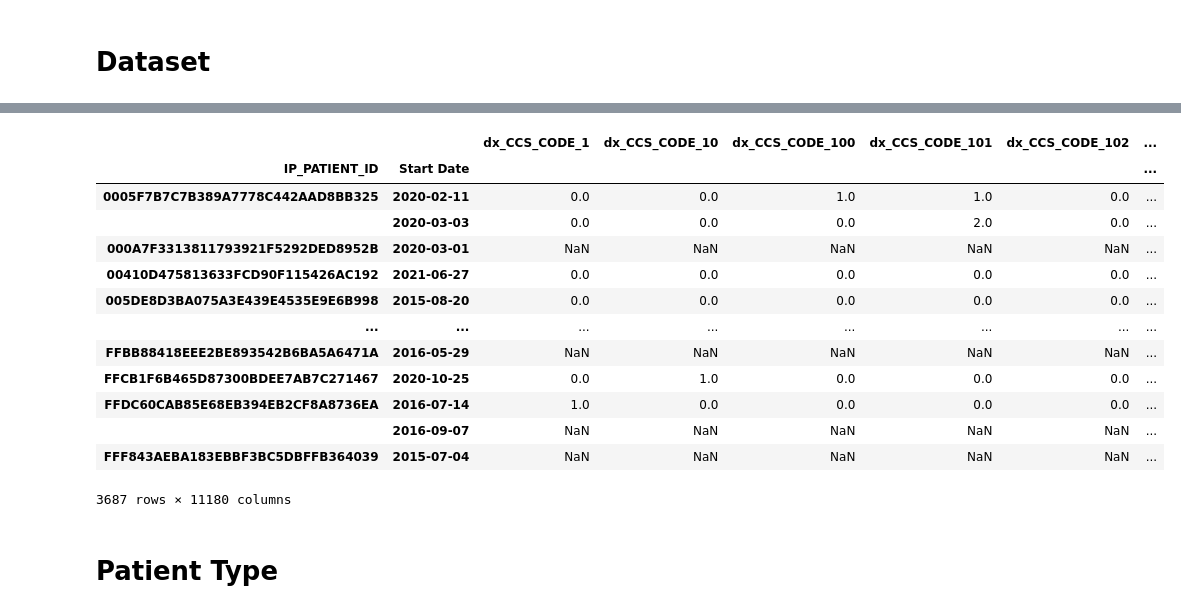
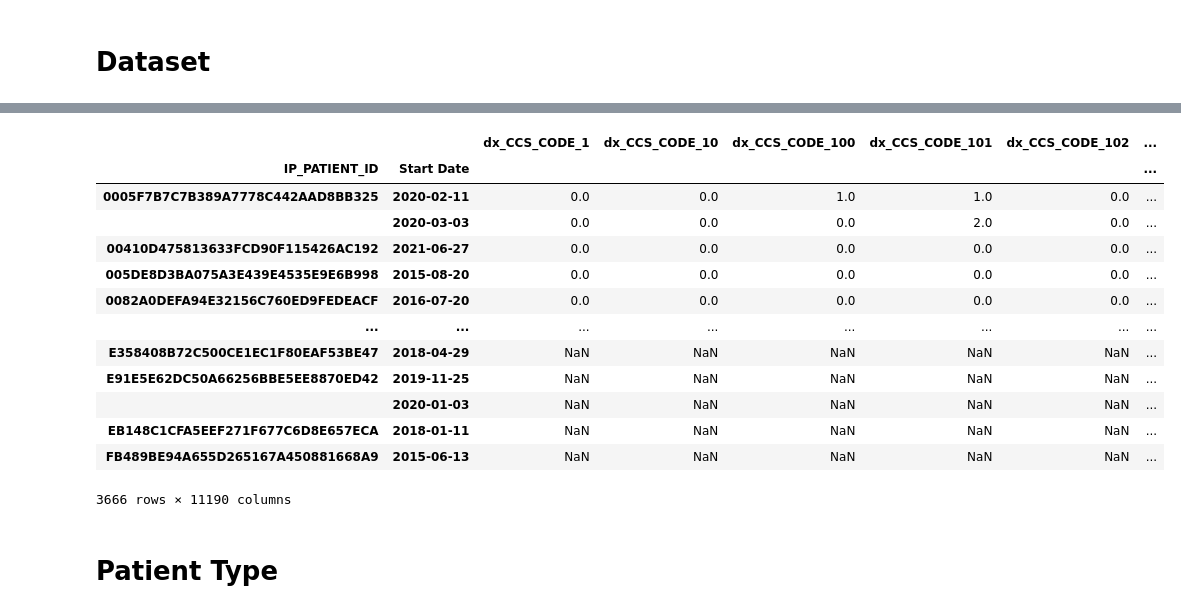
Before and after one commit to uclamii/CRRT, a Jupyter notebook: notebooks/descriptive_report.ipynb, the cells around one changed output, grey strips where cells are left out. Saved outputs shown, nothing was run; the diff lists cells and outputs as text; code cells hidden in the pictures.

```diff
--- a/notebooks/descriptive_report.ipynb
+++ b/notebooks/descriptive_report.ipynb
@@ -183,20 +184,20 @@ ucla_control_df
-# %%
-preprocessed_df
-# %% [output]
-|  |  | dx_CCS_CODE_1 | dx_CCS_CODE_10 | dx_CCS_CODE_100 | dx_CCS_CODE_101 | dx_CCS_CODE_102 | ... |
-| IP_PATIENT_ID | Start Date |  |  |  |  |  | ... |
-| 0005F7B7C7B389A7778C442AAD8BB325 | 2020-02-11 | 0.0 | 0.0 | 1.0 | 1.0 | 0.0 | ... |
-|  | 2020-03-03 | 0.0 | 0.0 | 0.0 | 2.0 | 0.0 | ... |
-| 000A7F3313811793921F5292DED8952B | 2020-03-01 | NaN | NaN | NaN | NaN | NaN | ... |
-| 00410D475813633FCD90F115426AC192 | 2021-06-27 | 0.0 | 0.0 | 0.0 | 0.0 | 0.0 | ... |
-| 005DE8D3BA075A3E439E4535E9E6B998 | 2015-08-20 | 0.0 | 0.0 | 0.0 | 0.0 | 0.0 | ... |
-| ... | ... | ... | ... | ... | ... | ... | ... |
-| FFBB88418EEE2BE893542B6BA5A6471A | 2016-05-29 | NaN | NaN | NaN | NaN | NaN | ... |
-| FFCB1F6B465D87300BDEE7AB7C271467 | 2020-10-25 | 0.0 | 1.0 | 0.0 | 0.0 | 0.0 | ... |
-| FFDC60CAB85E68EB394EB2CF8A8736EA | 2016-07-14 | 1.0 | 0.0 | 0.0 | 0.0 | 0.0 | ... |
-|  | 2016-09-07 | NaN | NaN | NaN | NaN | NaN | ... |
-| FFF843AEBA183EBBF3BC5DBFFB364039 | 2015-07-04 | NaN | NaN | NaN | NaN | NaN | ... |
-3687 rows × 11180 columns
+# %%
+ucla_crrt_df
+# %% [output]
+|  |  | dx_CCS_CODE_1 | dx_CCS_CODE_10 | dx_CCS_CODE_100 | dx_CCS_CODE_101 | dx_CCS_CODE_102 | ... |
+| IP_PATIENT_ID | Start Date |  |  |  |  |  | ... |
+| 0005F7B7C7B389A7778C442AAD8BB325 | 2020-02-11 | 0.0 | 0.0 | 1.0 | 1.0 | 0.0 | ... |
+|  | 2020-03-03 | 0.0 | 0.0 | 0.0 | 2.0 | 0.0 | ... |
+| 00410D475813633FCD90F115426AC192 | 2021-06-27 | 0.0 | 0.0 | 0.0 | 0.0 | 0.0 | ... |
+| 005DE8D3BA075A3E439E4535E9E6B998 | 2015-08-20 | 0.0 | 0.0 | 0.0 | 0.0 | 0.0 | ... |
+| 0082A0DEFA94E32156C760ED9FEDEACF | 2016-07-20 | 0.0 | 0.0 | 0.0 | 0.0 | 0.0 | ... |
+| ... | ... | ... | ... | ... | ... | ... | ... |
+| E358408B72C500CE1EC1F80EAF53BE47 | 2018-04-29 | NaN | NaN | NaN | NaN | NaN | ... |
+| E91E5E62DC50A66256BBE5EE8870ED42 | 2019-11-25 | NaN | NaN | NaN | NaN | NaN | ... |
+|  | 2020-01-03 | NaN | NaN | NaN | NaN | NaN | ... |
+| EB148C1CFA5EEF271F677C6D8E657ECA | 2018-01-11 | NaN | NaN | NaN | NaN | NaN | ... |
+| FB489BE94A655D265167A450881668A9 | 2015-06-13 | NaN | NaN | NaN | NaN | NaN | ... |
+3666 rows × 11190 columns
 # %% [markdown]
 # Patient Type
 # %%
```
Also changed, not shown: parts of 9 cells of this notebook, 2 other files.
